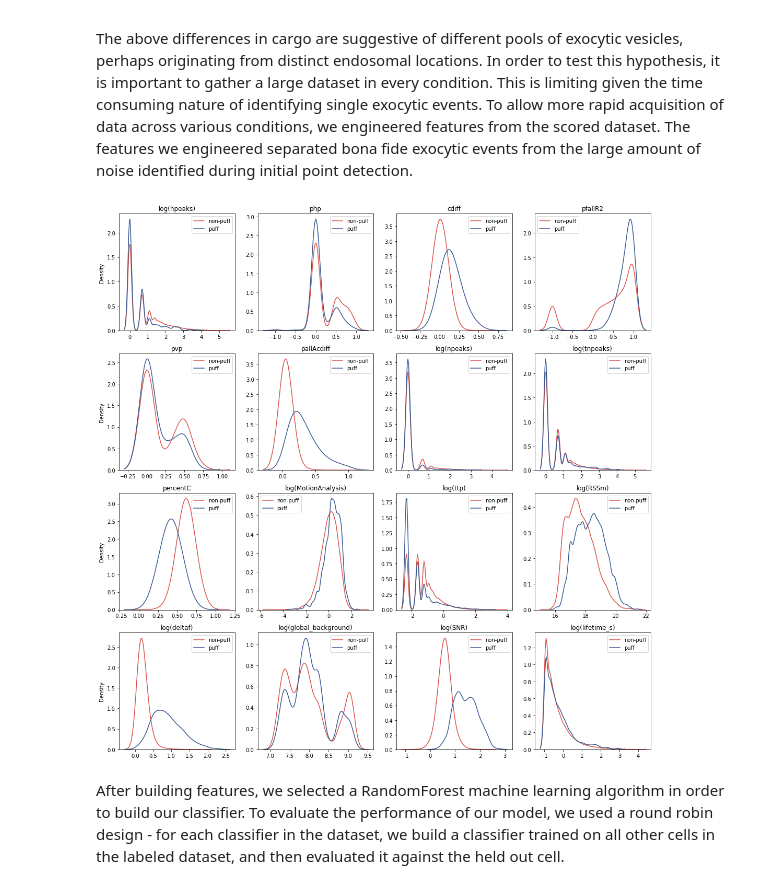
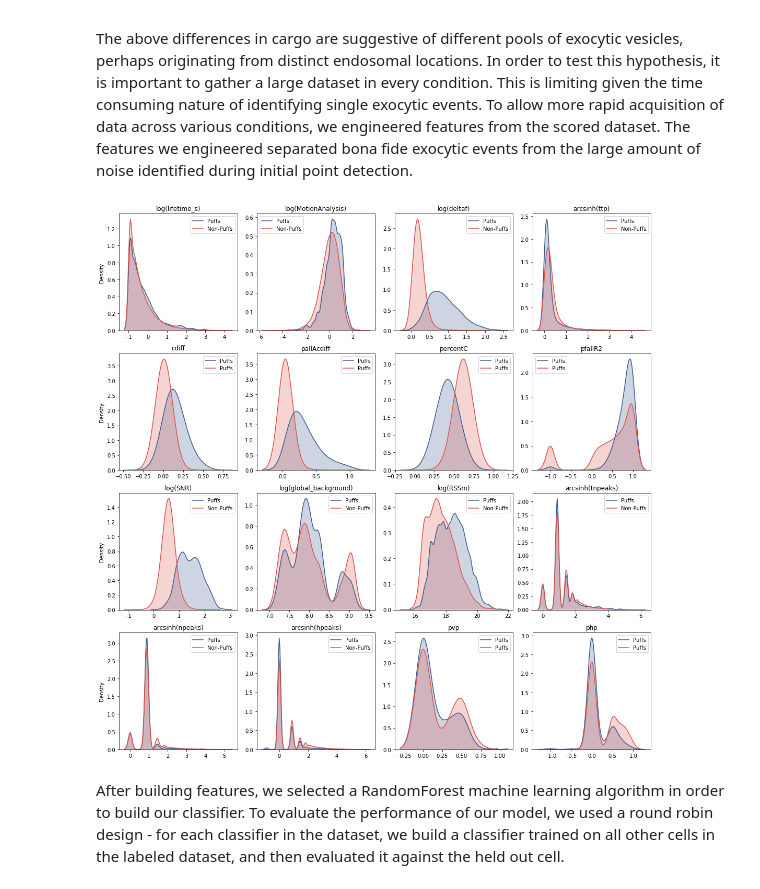
Before and after one commit to exark/puffsAnalysis, a Jupyter notebook: threshold-paper.ipynb, the cells around one changed output. Drawn from its saved outputs; the diff is of its cells as text; code cells hidden in the pictures.

```diff
--- a/threshold-paper.ipynb
+++ b/threshold-paper.ipynb
@@ -164,6 +216,9 @@ fit_mds = mds_class.fit_transform(scaled_puffs)
 tsne_class = sklearn.manifold.TSNE(random_state=237)
 fit_tsne = tsne_class.fit_transform(scaled_puffs)
 # %%
+puff_pal = sns.color_palette(['goldenrod', 'blue', 'purple'])
+sns.set_palette(puff_pal)
+
 plt.figure()
 
 plt.title('MDS of Puffs Across Cargos')
@@ -176,12 +231,14 @@ plt.legend()
 
 plt.figure()
 
-plt.title('tSNE of Puffs Across Cargos')
+plt.title('tSNE Projection')
 for cargo in ['B2','MOR','TfR']:
     filt = (puffs_for_ds['cargo'] == cargo)
     plt.plot(fit_tsne[filt,0],
              fit_tsne[filt,1],
              marker='o', markersize='4', ls='None', alpha = .8, label=cargo)
+    plt.xlabel('Dimesnion 2')
+    plt.ylabel('Dimesnion 1')
 plt.legend()
 # %% [output]
 <matplotlib.legend.Legend at 0x...>
@@ -192,36 +249,66 @@ plt.legend()
 
 The above differences in cargo are suggestive of different pools of exocytic vesicles, perhaps originating from distinct endosomal locations. In order to test this hypothesis, it is important to gather a large dataset in every condition. This is limiting given the time consuming nature of identifying single exocytic events. To allow more rapid acquisition of data across various conditions, we engineered features from the scored dataset. The features we engineered separated bona fide exocytic events from the large amount of noise identified during initial point detection.
 # %%
-training_fields = ['hpeaks', 'php', 'cdiff', 'pfallR2', 'pvp', 'pallAcdiff', 'npeaks',
-                   'tnpeaks', 'percentC','MotionAnalysis', 'ttp', 'RSSm', 'deltaf',
-                   'global_background', 'SNR', 'lifetime_s']
+training_fields = ['lifetime_s', 'MotionAnalysis', 'deltaf', 'ttp', 'cdiff', 'pallAcdiff',
+                    'percentC', 'pfallR2', 'SNR', 'global_background', 'RSSm',
+                    'tnpeaks', 'npeaks', 'hpeaks', 'pvp', 'php']
+
+
+sns.set_palette(sns.color_palette([sns.xkcd_rgb['denim blue'], sns.xkcd_rgb['pale red']]))
 
 fig, axes = plt.subplots(math.ceil(np.shape(training_fields)[0]/4),
                          4)
 fig.set_size_inches(15,15)
 
 for counter, feature in enumerate(training_fields):
     if  counter % 4 == 0:
         axes.ravel()[counter].set_ylabel('Density ')
     axes.ravel()[counter].set_title(feature)
-    sns.set_palette(sns.color_palette([sns.xkcd_rgb['pale red'], sns.xkcd_rgb['denim blue']]))
-    for category, value in {'non-puff' : 2., 'puff' : 1.}.items():
-        dist = labeled.loc[labeled['isPuff'] == value, feature]
-        dist = dist[~np.isnan(dist)]
-        if np.max(dist) > 1:
-            sns.kdeplot(np.log(dist),
-                    label = category,
-                    bw = 0.1,
-                    ax = axes.ravel()[counter]).set_title('log(' + feature + ')')
+    dist = labeled[feature]
+    puff_dist = dist[labeled['isPuff'] == 1.]
+    nonpuff_dist = dist[labeled['isPuff'] == 2.]
+    dist = dist[~np.isnan(dist)]
+    puff_dist = puff_dist[~np.isnan(puff_dist)]
+    nonpuff_dist = nonpuff_dist[~np.isnan(nonpuff_dist)]
+
+    if (np.max(dist) > 1):
+        if np.any(dist <= 0):
+            sns.kdeplot(np.arcsinh(puff_dist),
+                        label = 'Puffs',
+                        bw = 0.1,
+                        shade = True,
+                        ax = axes.ravel()[counter]).set_title('arcsinh(' + feature + ')')
+            sns.kdeplot(np.arcsinh(nonpuff_dist),
+                        label = 'Non-Puffs',
+                        bw = 0.1,
+                        shade = True,
+                        ax = axes.ravel()[counter]).set_title('arcsinh(' + feature + ')')
         else:
-            sns.kdeplot(dist,
-                    label = category,
-                    bw = 0.1,
-                    ax = axes.ravel()[counter])
+            sns.kdeplot(np.log(puff_dist),
+                        label = 'Puffs',
+                        bw = 0.1,
+                        shade = True,
+                        ax = axes.ravel()[counter]).set_title('log(' + feature + ')')
+            sns.kdeplot(np.log(nonpuff_dist),
+                        label = 'Non-Puffs',
+                        bw = 0.1,
+                        shade = True,
+                        ax = axes.ravel()[counter]).set_title('log(' + feature + ')')
+    else:
+        sns.kdeplot(puff_dist,
+                     label = 'Puffs',
+                     bw = 0.1,
+                        shade = True,
+                     ax = axes.ravel()[counter])
+        sns.kdeplot(nonpuff_dist,
+                     label = 'Puffs',
+                     bw = 0.1,
+                        shade = True,
+                     ax = axes.ravel()[counter])
 
 plt.tight_layout()
 # %% [output]
-[figure, old version]
+[figure, new version]
 # %% [markdown]
 After building features, we selected a RandomForest machine learning algorithm in order to build our classifier. To evaluate the performance of our model, we used a round robin design - for each classifier in the dataset, we build a classifier trained on all other cells in the labeled dataset, and then evaluated it against the held out cell.
 # %%
```
Also changed, not shown: parts of 11 cells of this notebook.
